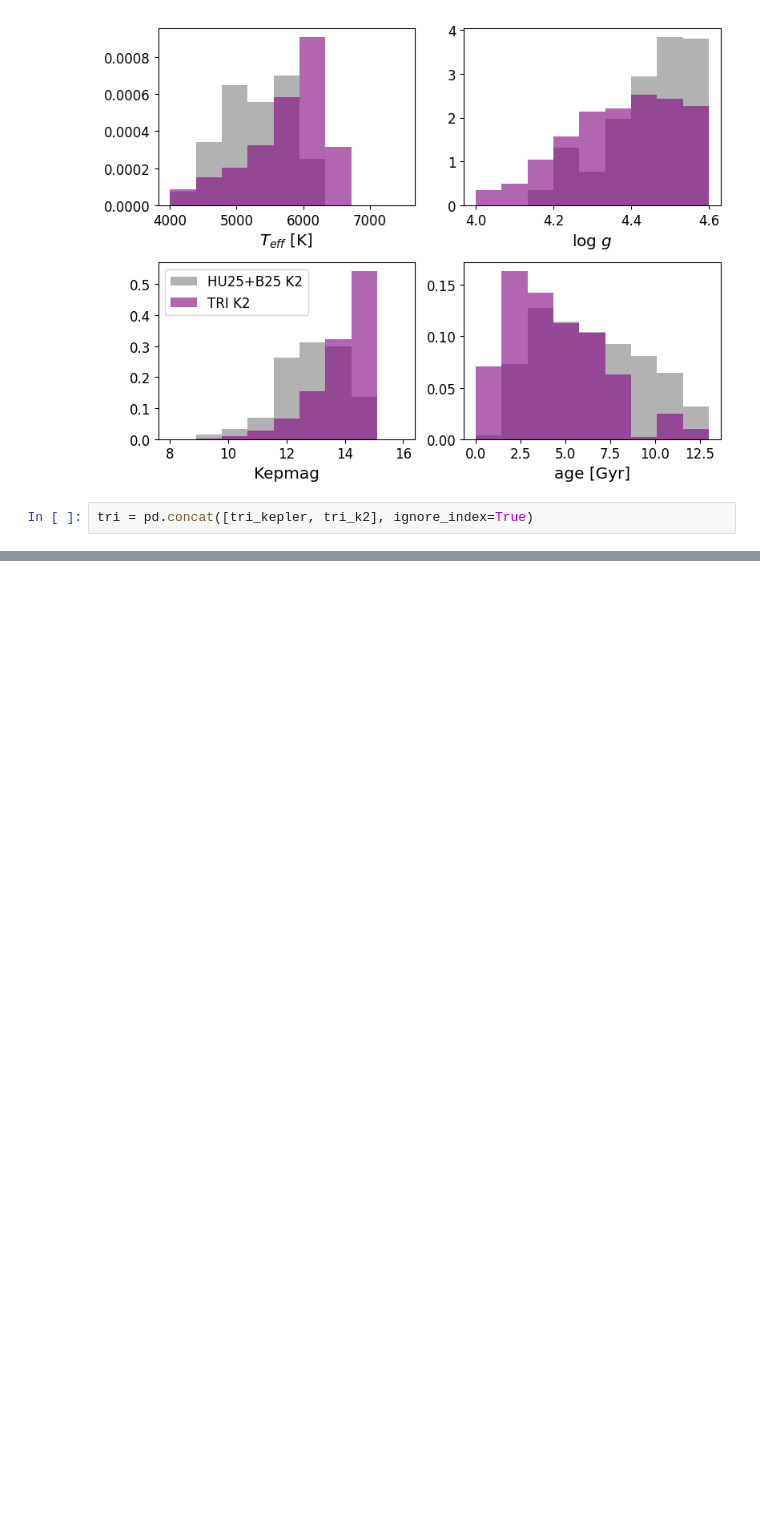
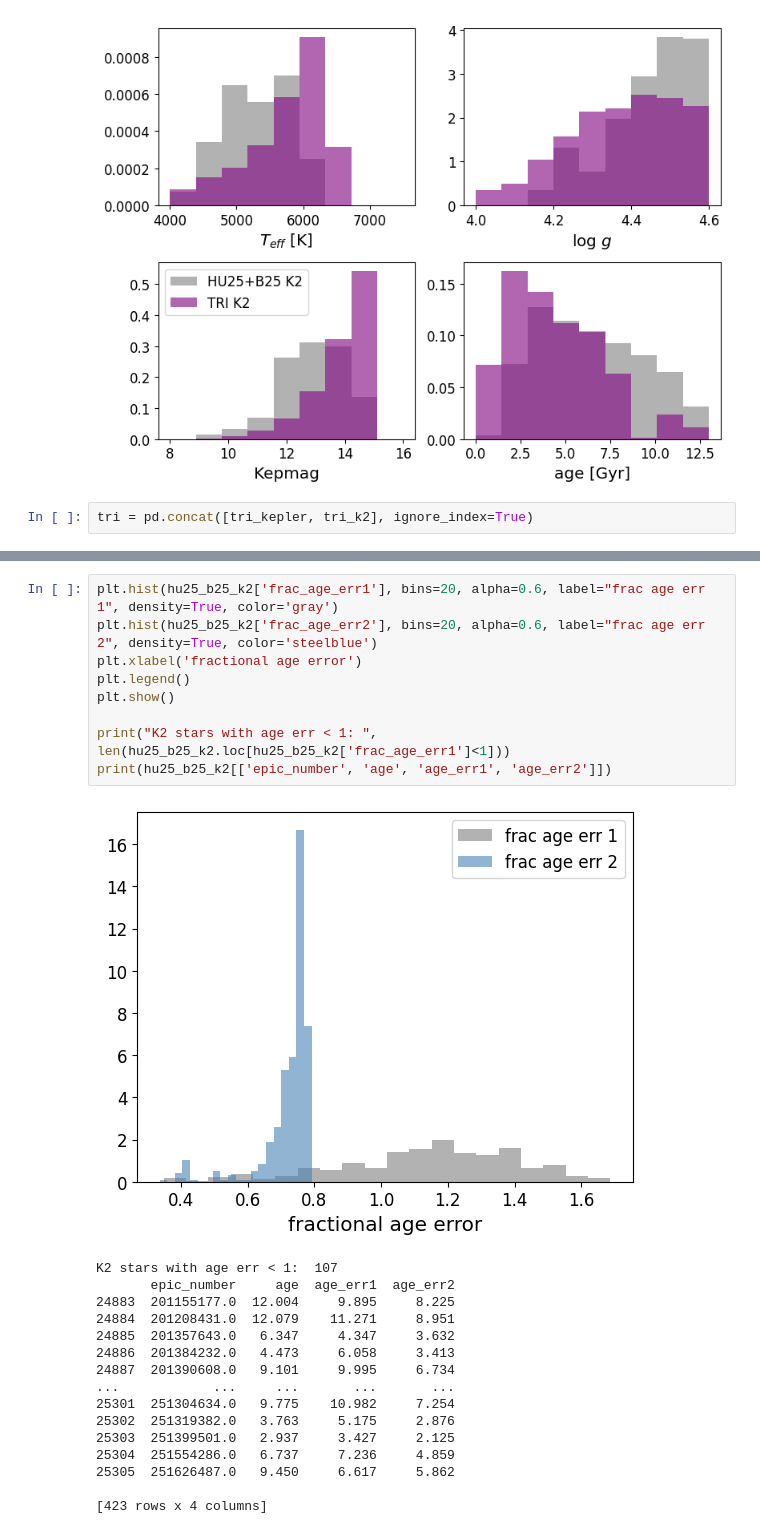
Before and after one commit to exoclam/psps, a Jupyter notebook: trilegal_kepler_k2.ipynb, the cells around one changed output, grey strips where cells are left out. Drawn from its saved outputs; the diff is of its cells as text; blank space fills up the shorter version.

```diff
--- a/trilegal_kepler_k2.ipynb
+++ b/trilegal_kepler_k2.ipynb
@@ -851,0 +878,26 @@ plt.show()
+# %%
+plt.hist(hu25_b25_k2['frac_age_err1'], bins=20, alpha=0.6, label="frac age err 1", density=True, color='gray')
+plt.hist(hu25_b25_k2['frac_age_err2'], bins=20, alpha=0.6, label="frac age err 2", density=True, color='steelblue')
+plt.xlabel('fractional age error')
+plt.legend()
+plt.show()
+
+print("K2 stars with age err < 1: ", len(hu25_b25_k2.loc[hu25_b25_k2['frac_age_err1']<1]))
+print(hu25_b25_k2[['epic_number', 'age', 'age_err1', 'age_err2']])
+# %% [output]
+[figure, added]
+K2 stars with age err < 1:  107
+       epic_number     age  age_err1  age_err2
+24883  201155177.0  12.004     9.895     8.225
+24884  201208431.0  12.079    11.271     8.951
+24885  201357643.0   6.347     4.347     3.632
+24886  201384232.0   4.473     6.058     3.413
+24887  201390608.0   9.101     9.995     6.734
+...            ...     ...       ...       ...
+25301  251304634.0   9.775    10.982     7.254
+25302  251319382.0   3.763     5.175     2.876
+25303  251399501.0   2.937     3.427     2.125
+25304  251554286.0   6.737     7.236     4.859
+25305  251626487.0   9.450     6.617     5.862
+
+[423 rows x 4 columns]
```
Also changed, not shown: parts of 21 cells of this notebook, 9 other files.
